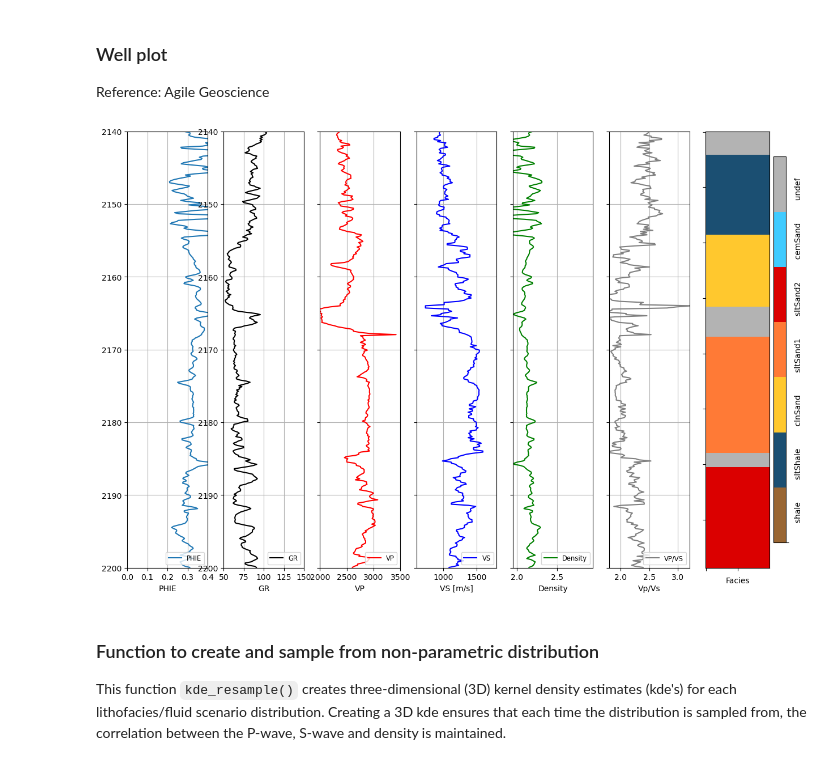
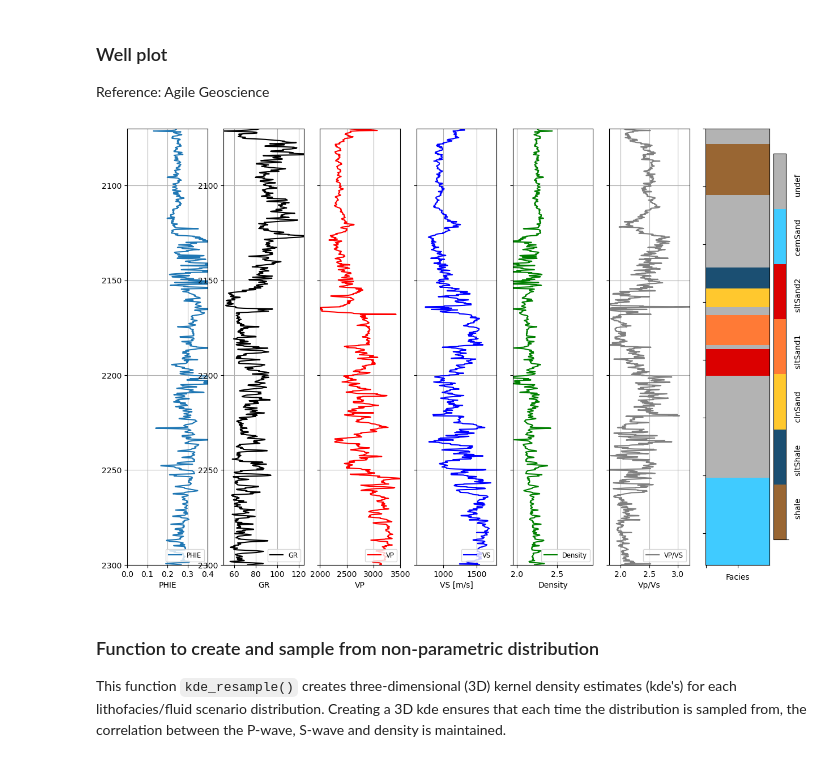
Before and after one commit to ABDunbar/Probabilistic-AVO-analysis, a Jupyter notebook: 01_Probabilistic_AVO_analysis.ipynb, the cells around one changed output. Cells and saved outputs as stored; diff of their text form; code cells hidden in the pictures.

Commit message:
clean up well plot

```diff
--- a/01_Probabilistic_AVO_analysis.ipynb
+++ b/01_Probabilistic_AVO_analysis.ipynb
@@ -48,7 +48,7 @@ import matplotlib.colors as colors
 ccc = ['#996633', '#1B4F72', '#FFC82E','#FF7A36', '#DB0000', '#40CBFF', '#B3B3B3']
 cmap_facies = colors.ListedColormap(ccc[0:len(ccc)], 'indexed')
 
-ztop=2140; zbot=2200
+ztop=2070; zbot=2300  #ztop=2140; zbot=2200
 ll=well2[(well2.DEPTH>=ztop) & (well2.DEPTH<=zbot)]
 
 cluster=np.repeat(np.expand_dims(ll['FCODES'].values,1), 100, 1)
@@ -56,19 +56,15 @@ cluster=np.repeat(np.expand_dims(ll['FCODES'].values,1), 100, 1)
 f, ax = plt.subplots(nrows=1, ncols=7, figsize=(15, 10))
 
 ax[0].plot(ll.PHIE,    ll.DEPTH, label='PHIE')
-#ax[0].plot(ll.VSH,     ll.DEPTH, label='VSH')
 ax[1].plot(ll.GR,      ll.DEPTH, '-k', label='GR')
 ax[2].plot(ll.VP*1000, ll.DEPTH, '-r', label='VP')
 ax[3].plot(ll.VS*1000, ll.DEPTH, 'blue', label='VS')
-ax[4].plot(ll.RHOB,     ll.DEPTH, '-g', label='Density')
+ax[4].plot(ll.RHOB,    ll.DEPTH, '-g', label='Density')
 ax[5].plot(ll.VPVS,    ll.DEPTH, '-', color='0.5', label='VP/VS')
 im=ax[6].imshow(cluster, interpolation='none', aspect='auto',cmap=cmap_facies,vmin=0,vmax=len(ax)-1)#4)
 
 cbar=plt.colorbar(im, ax=ax[6], aspect=32)
-#cbar.set_label('0=undef,1=shale,2=sltShale,3=clnSand,4=sltSand1,5=sltSand2,6=cemSand')
-# cbar.set_ticks(range(0,4+1)); cbar.set_ticklabels(range(0,4+1))
 cbar.set_label((9*' ').join(['shale', 'sltShale', 'clnSand', 'sltSand1', 'sltSand2', 'cemSand', 'undef']))
-
 cbar.set_ticks(range(0,1)); cbar.set_ticklabels('')
 
 for i in range(len(ax)-1):
@@ -78,35 +74,35 @@ for i in range(len(ax)-1):
     ax[i].locator_params(axis='x', nbins=4)
     ax[i].legend(fontsize='small', loc='lower right')
 
 ax[0].set_xlabel("PHIE"),          ax[0].set_xlim(0,0.4)
-ax[1].set_xlabel("GR"),            ax[1].set_xlim(50, 150),     #ax[1].set_yticklabels([])
+ax[1].set_xlabel("GR"),            ax[1].set_xlim(50, 125),     #ax[1].set_yticklabels([])
 ax[2].set_xlabel("VP"),            ax[2].set_xlim(2000, 3500), ax[2].set_yticklabels([])
 ax[4].set_xlabel("Density"),       ax[4].set_xlim(1.95, 2.95), ax[4].set_yticklabels([])
 ax[3].set_xlabel("VS [m/s]"),      ax[3].set_xlim(600, 1800), ax[3].set_yticklabels([])
 ax[5].set_xlabel("Vp/Vs"),         ax[5].set_xlim(1.8,3.2),    ax[5].set_yticklabels([])
 ax[6].set_xlabel('Facies'),        ax[6].set_yticklabels([]),  ax[6].set_xticklabels([]);
 
 # for i in range(len(ax)-1):
 #     for top in tops.values() :
 #         f.axes[i].axhline( y = float(top), color = 'b', lw = 2,
 #                             ls = ':',
 #                             alpha = 0.5, xmin = 0.05, xmax = 0.95 )
 # for top, depth in tops.items():
 #     if (ztop < depth < zbot):
 #         ax[0].text( x = max(ax[0].xaxis.get_data_interval())*1.0,
 #                   y = float(depth), s = top,
 #                              alpha=0.75, color='k',
 #                              fontsize = '10',
 #                              horizontalalignment = 'left',
 #                              verticalalignment = 'center',
 #                              bbox=dict(facecolor='white', alpha=1.0, lw = 0.25),
 #                              weight = 'light')
 
 
 
 #plt.savefig("./images/logs_basic.png")
 # %% [output]
-[figure, old version]
+[figure, new version]
 # %% [markdown]
 ### Function to create and sample from non-parametric distribution
 
```
Also changed, not shown: parts of 1 cell of this notebook.
